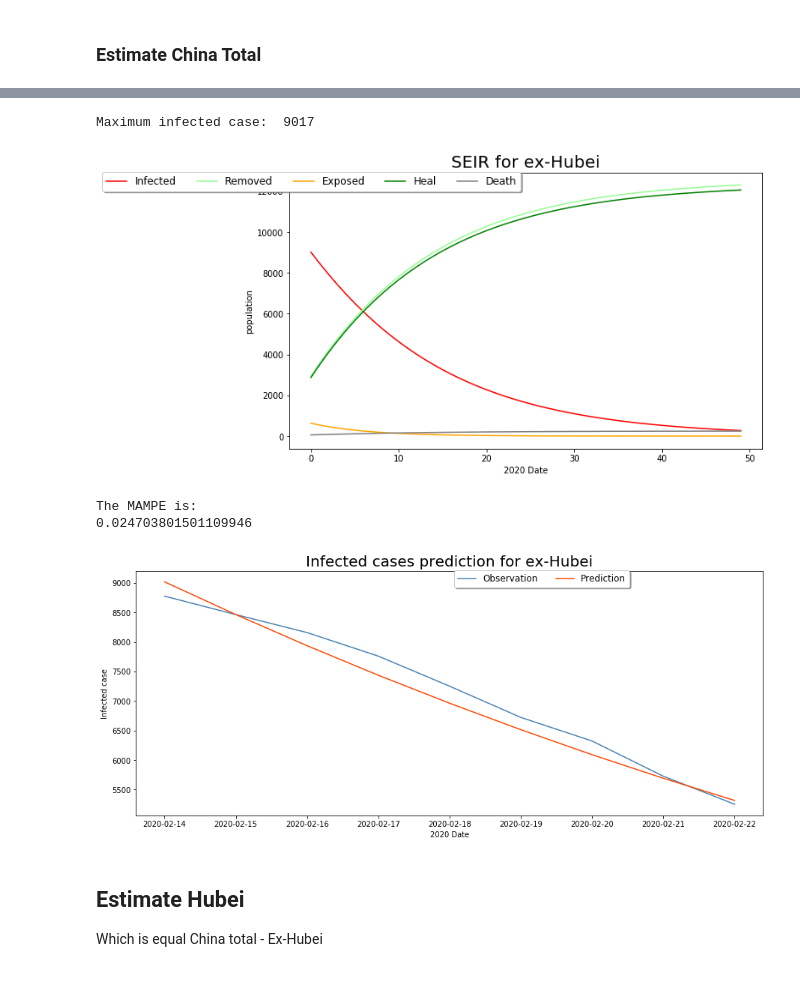
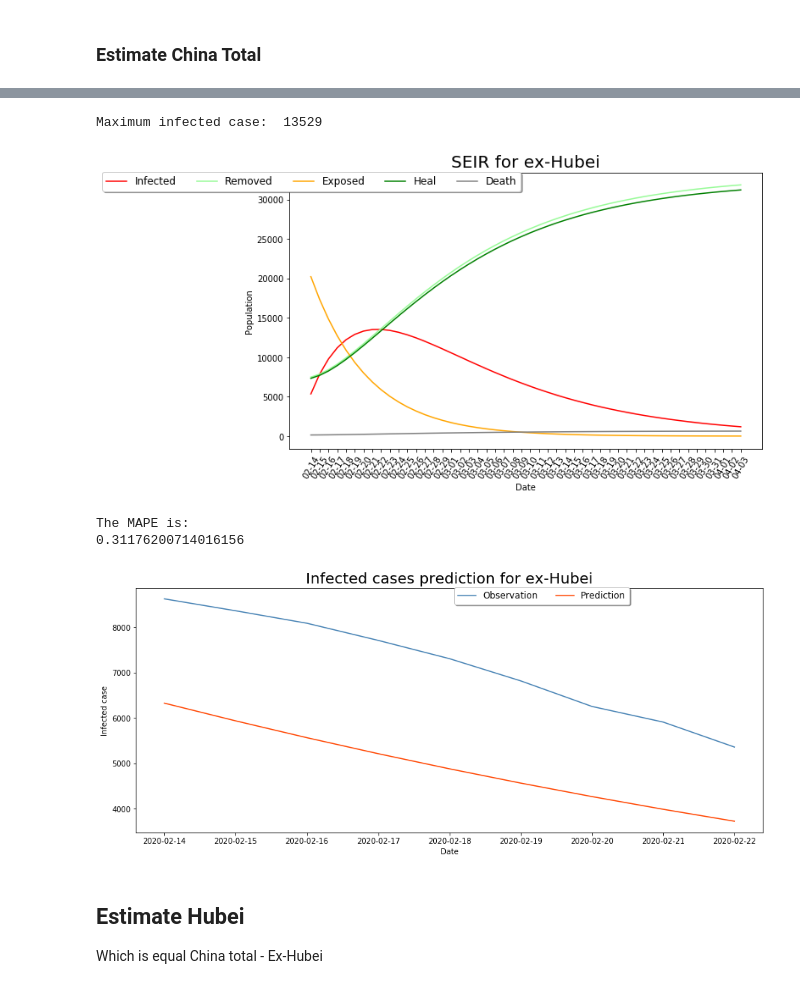
Before and after one commit to docligot/CoronaTracker-simulteModel, a Jupyter notebook: mcmc_SEIR/Forecast_by_MCMC_SEIR.ipynb, the cells around one changed output, grey strips where cells are left out. Saved outputs shown, nothing was run; the diff lists cells and outputs as text; code cells hidden in the pictures.

```diff
--- a/mcmc_SEIR/Forecast_by_MCMC_SEIR.ipynb
+++ b/mcmc_SEIR/Forecast_by_MCMC_SEIR.ipynb
@@ -59,7 +85,12 @@ SIR_data = df[['date', 'Days', 'countryCode','province', 'city', 'net_confirmed'
 # China total
 
 # Use data before 2020-02-14 for train model
-China_df = SIR_data[SIR_data['date'] < datetime.datetime(2020, 2, 14)]
-China_total = get_China_total(China_df)
+China_df = SIR_data[SIR_data['Date'] < datetime.datetime(2020, 2, 14)]
+China_total = China_df[China_df['Country']=='China'].groupby('Date').agg({'Confirmed':'sum','R':'sum','I':'sum'}).reset_index()
+
+# Use data before 2020-02-14 for train model
+China_dxy = SEIR_dxy[SEIR_dxy['date'] < datetime.datetime(2020, 2, 14)]
+China_total_dxy = get_China_total(China_dxy)
+
 China_total.tail(2)
 # %% [output]
@@ -82,5 +147,16 @@ population = China_population
+# %%
+est_beta = 1867.1/S0 # 1867.1 force of infection/N -> based on MCMC result
+
+incubation_duration = 7 # based on paper (which is based on SARS's incubation period)
+serial_interval = 21
+infectious_duration = serial_interval - incubation_duration
+
+rateAl = 1/incubation_duration #incubation rate
+rateIR = 1/infectious_duration # recovery rate
 # %%
 result = run_SEIR(Est_beta = est_beta, econ=50, E0=E0, R0=R0, I0 = I0, population=China_population,
              rateIR=1/14, rateAl = 1/7,
-             title = 'SEIR for China total', death_rate=0.02, show_Sus = False)
+             title = 'SEIR for China total', death_rate=0.02, show_Sus = False,\
+                  starting_point = China_total['Date'].max()+datetime.timedelta(days=1))
+result['Date'] = list((China_total['Date'].min() + datetime.timedelta(days=x)).strftime('%Y-%m-%d') for x in range(50))
 # %% [output]
@@ -90,6 +166,7 @@ Maximum infected case:  58517
 """
 Calculate MAPE test score using SEIR model result
 """
-test = get_China_total(SIR_data[SIR_data['date'] >= datetime.datetime(2020, 2, 14)])
+test = SIR_data[SIR_data['Date'] >= datetime.datetime(2020, 2, 14)]
+test = test[test['Country']=='China'].groupby('Date').agg({'Confirmed':'sum','R':'sum','I':'sum'}).reset_index()
 plot_test_data_with_MAPE(test, result, 'Infected cases prediction for China total')
 # %% [output]
@@ -101,35 +178,37 @@ The MAMPE is:
 # %%
-NotHubei = get_China_exclude_province(China_df, "Hubei Province")
+NotHubei = df[(df['Country']=='China')&(df['Province']!='Hubei')].groupby('Date')\
+            .agg({'Confirmed':'sum','R':'sum','I':'sum'}).reset_index()
 
-NotHubei["E"] = NotHubei["E"] * 1/4 # suppose the number of exposed cases outside Hubei
-
+nothubei_dxy = get_China_exclude_province(China_dxy,"Hubei Province")
 
 population = China_population - Hubei_population
-est_beta = 408.2/population # based on MCMC result
-
+est_beta = 402/population # based on MCMC result
 
 ## use the last observation as the initial point in the new SEIR model
 I0 = list(NotHubei['I'])[-1]
 R0 = list(NotHubei['R'])[-1]
-E0 = list(NotHubei['E'])[-1] * 1/4 # suppose the number of exposed cases outside Hubei
+E0 = nothubei_dxy['E'].iloc[-1]*2
 S0 = population - I0 - E0 - R0
 
 result2 = run_SEIR(Est_beta = est_beta, econ=50, E0=E0, R0=R0, I0 = I0, population=population,
              rateIR=1/14, rateAl = 1/7,
-             title = 'SEIR for ex-Hubei', death_rate=0.02, show_Sus = False)
+             title = 'SEIR for ex-Hubei', death_rate=0.02, show_Sus = False,\
+                  starting_point = NotHubei['Date'].max()+datetime.timedelta(days=1))
+
+result2['Date'] = list((NotHubei['Date'].min() + datetime.timedelta(days=x)).strftime('%Y-%m-%d') for x in range(50))
 
 """
 Calculate MAPE test score using SEIR model result
 """
-China_df_test = SIR_data[SIR_data['date'] >= datetime.datetime(2020, 2, 14)]
-test = get_China_exclude_province(China_df_test, "Hubei Province")
+test = SIR_data[SIR_data['Date'] >= datetime.datetime(2020, 2, 14)]
+test = test[(test['Country']=='China')&(test['Province']!='Hubei')].groupby('Date').agg({'Confirmed':'sum','R':'sum','I':'sum'}).reset_index()
 plot_test_data_with_MAPE(test, result2, 'Infected cases prediction for ex-Hubei')
 # %% [output]
-Maximum infected case:  9017
+Maximum infected case:  13529
-[figure, old version]
+[figure, new version]
-The MAMPE is:
-0.024703801501109946
+The MAPE is:
+0.31176200714016156
-[figure, old version]
+[figure, new version]
 # %% [markdown]
 ## Estimate Hubei
 Which is equal China total - Ex-Hubei
```
Also changed, not shown: parts of 19 cells of this notebook, 3 other files.
